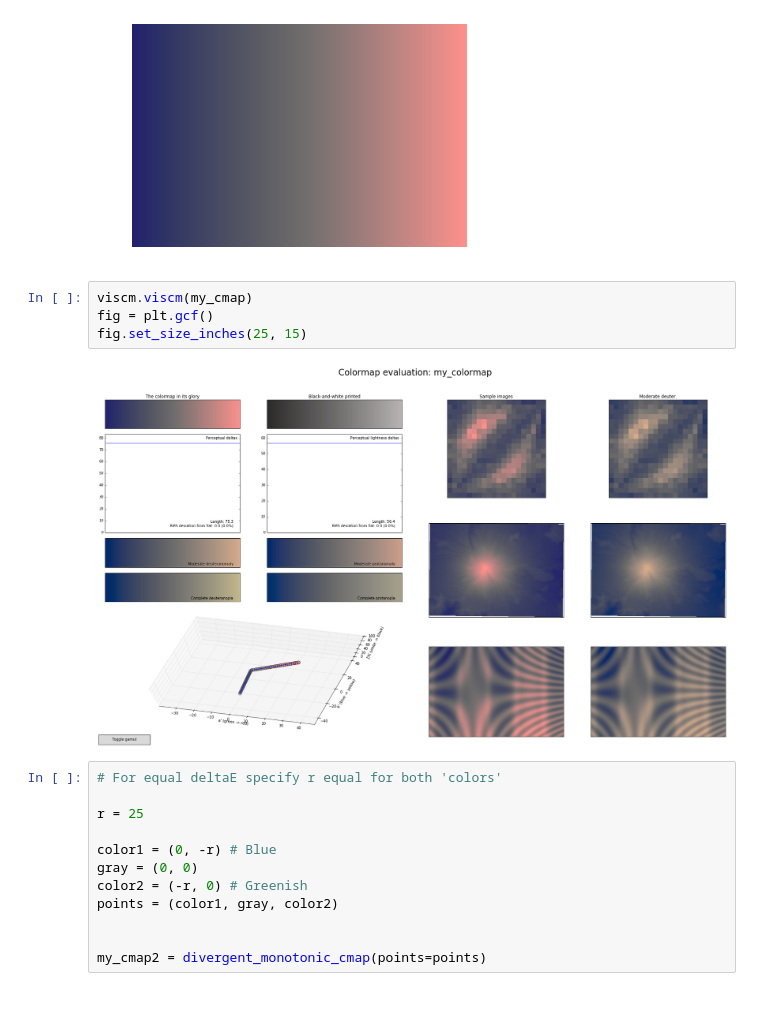
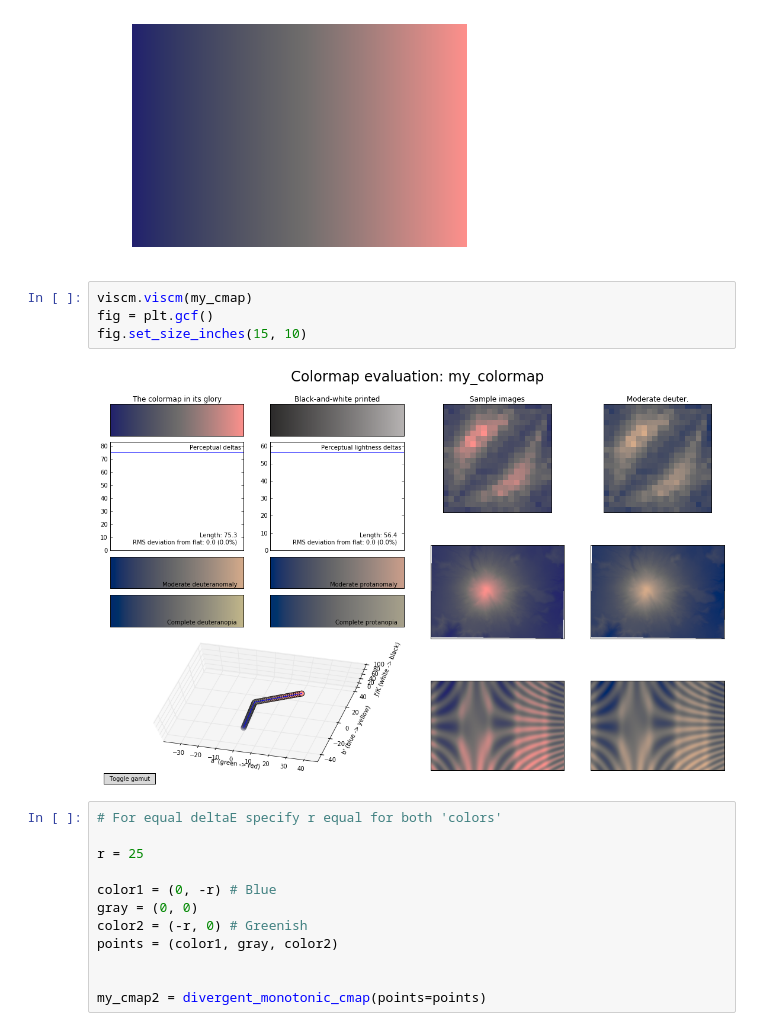
Before and after one commit to ahartikainen/Perceptual-cmaps, a Jupyter notebook: Divergent_monotonic_cmap.ipynb, the cells around one changed output. Drawn from its saved outputs; the diff is of its cells as text; blank space fills up the shorter version.

```diff
--- a/Divergent_monotonic_cmap.ipynb
+++ b/Divergent_monotonic_cmap.ipynb
@@ -132,9 +132,9 @@ plt.gca().set_axis_off()
 # %%
 viscm.viscm(my_cmap)
 fig = plt.gcf()
-fig.set_size_inches(25, 15)
+fig.set_size_inches(15, 10)
 # %% [output]
-[figure, old version]
+[figure, new version]
 # %%
 # For equal deltaE specify r equal for both 'colors'
 
```
Also changed, not shown: parts of 1 cell of this notebook.
